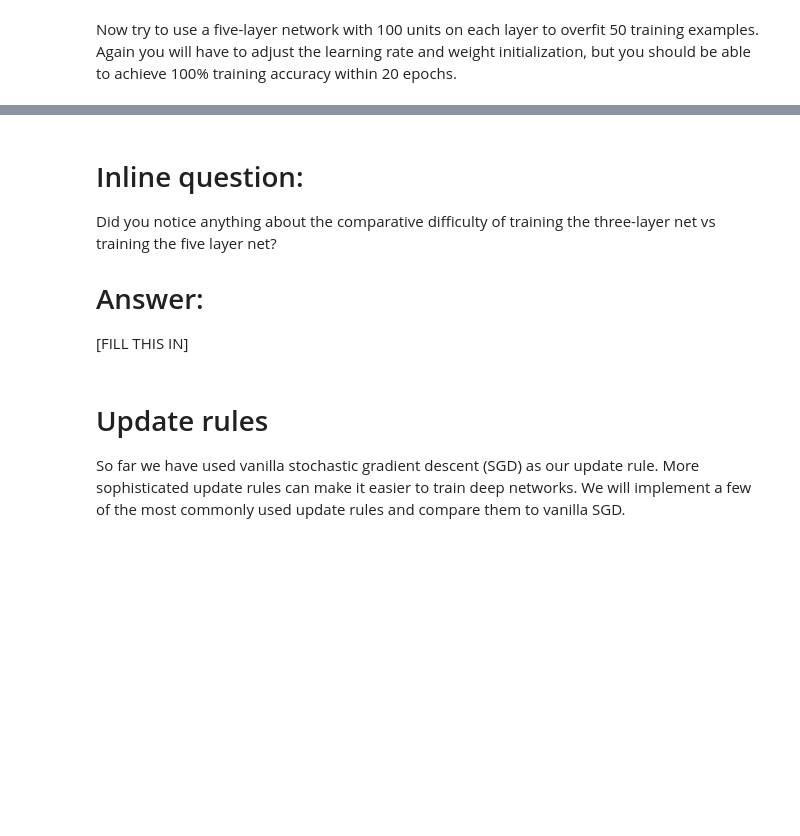
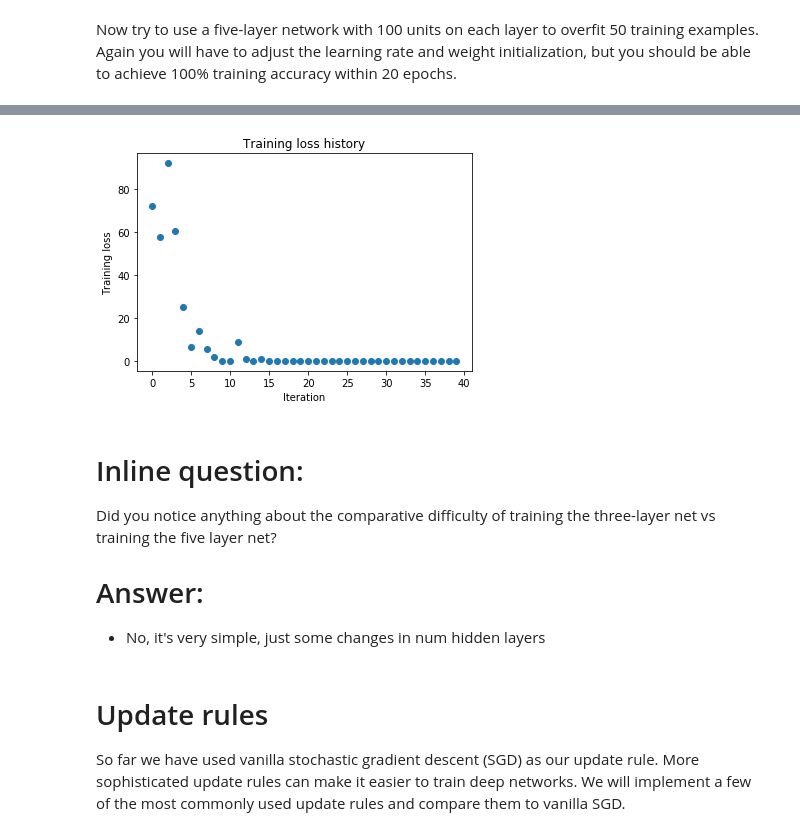
Before and after one commit to aprotopopov/cs231n, a Jupyter notebook: assignment2/FullyConnectedNets.ipynb, the cells around one changed output, grey strips where cells are left out. Cells and saved outputs as stored; diff of their text form; code cells hidden in the pictures; blank space fills up the shorter version.

```diff
--- a/assignment2/FullyConnectedNets.ipynb
+++ b/assignment2/FullyConnectedNets.ipynb
@@ -425,7 +513,7 @@ small_data = {
 }
 
 learning_rate = 1e-3
-weight_scale = 1e-5
+weight_scale = 1e-1
 model = FullyConnectedNet([100, 100, 100, 100],
                 weight_scale=weight_scale, dtype=np.float64)
 solver = Solver(model, small_data,
@@ -442,3 +530,4 @@ plt.title('Training loss history')
 plt.xlabel('Iteration')
 plt.ylabel('Training loss')
 plt.show()
+# %% [output]
@@ -445,9 +551,10 @@ plt.show()
+[figure, added]
 # %% [markdown]
 # Inline question:
 Did you notice anything about the comparative difficulty of training the three-layer net vs training the five layer net?
 
 # Answer:
-[FILL THIS IN]
+- No, it's very simple, just some changes in num hidden layers
 # %% [markdown]
 # Update rules
 So far we have used vanilla stochastic gradient descent (SGD) as our update rule. More sophisticated update rules can make it easier to train deep networks. We will implement a few of the most commonly used update rules and compare them to vanilla SGD.
```
Also changed, not shown: parts of 15 cells of this notebook, 4 other files.
